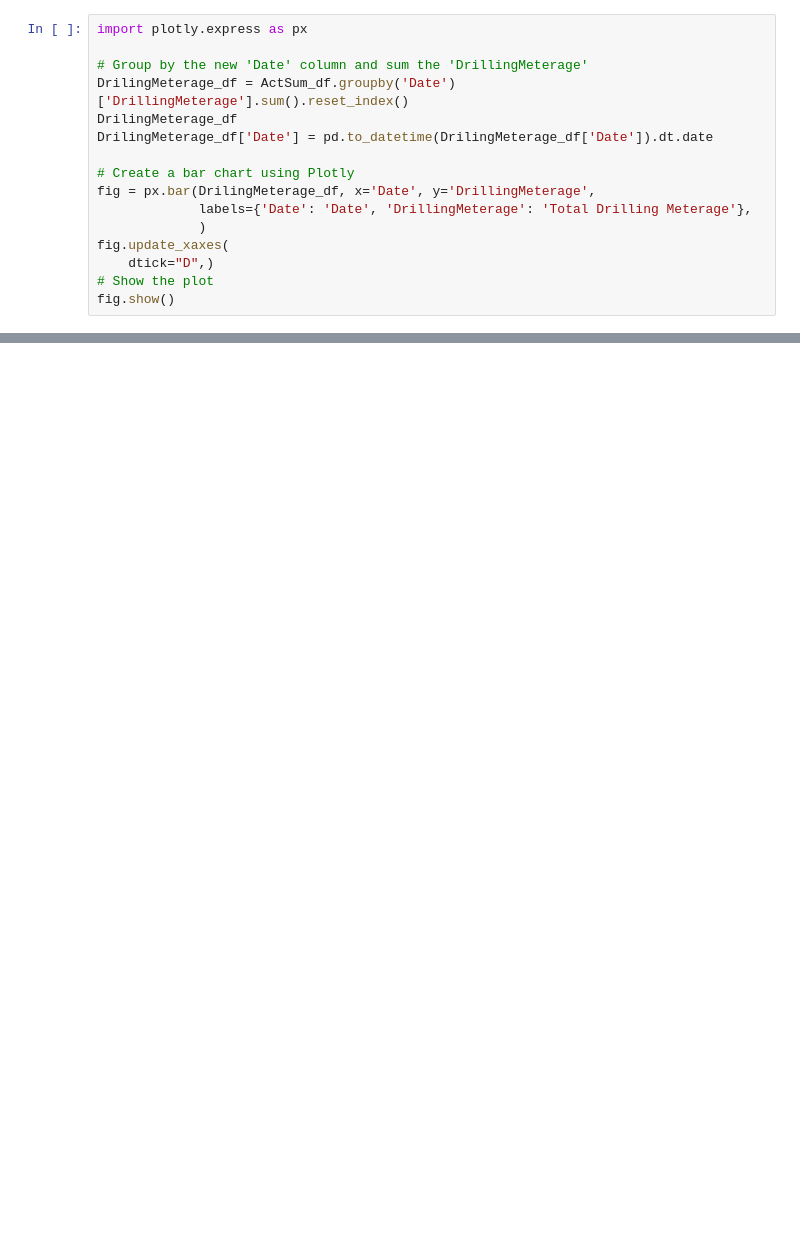
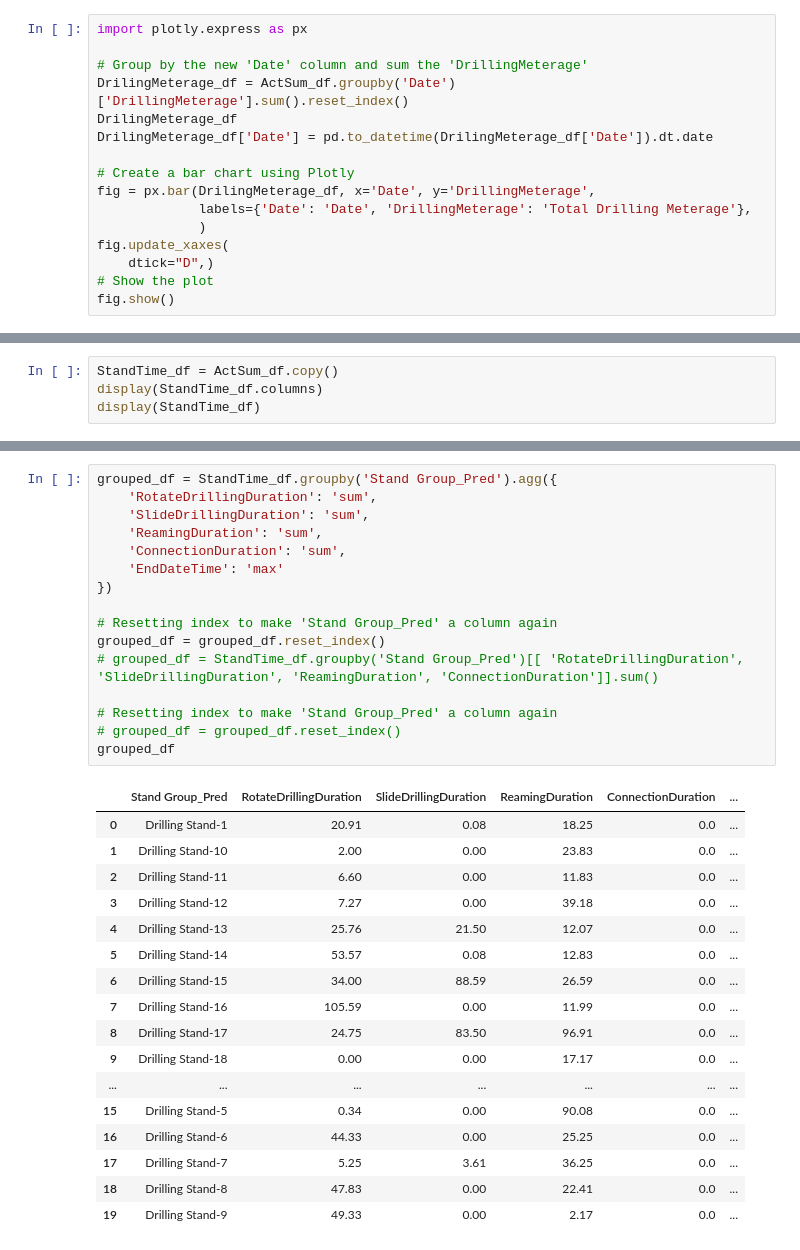
Before and after one commit to jiunx7174/MIH-Dashboard-Project, a Jupyter notebook: Streamlit_App_v3/Notebook/02_DataVisualization.ipynb, the cells around one changed output, grey strips where cells are left out. Cells and saved outputs as stored; diff of their text form; blank space fills up the shorter version.

```diff
--- a/Streamlit_App_v3/Notebook/02_DataVisualization.ipynb
+++ b/Streamlit_App_v3/Notebook/02_DataVisualization.ipynb
@@ -215,0 +447,4 @@ fig.show()
+# %%
+StandTime_df = ActSum_df.copy()
+display(StandTime_df.columns)
+display(StandTime_df)
@@ -215,0 +473,34 @@ fig.show()
+# %%
+grouped_df = StandTime_df.groupby('Stand Group_Pred').agg({
+    'RotateDrillingDuration': 'sum',
+    'SlideDrillingDuration': 'sum',
+    'ReamingDuration': 'sum',
+    'ConnectionDuration': 'sum',
+    'EndDateTime': 'max'
+})
+
+# Resetting index to make 'Stand Group_Pred' a column again
+grouped_df = grouped_df.reset_index()
+# grouped_df = StandTime_df.groupby('Stand Group_Pred')[[ 'RotateDrillingDuration', 'SlideDrillingDuration', 'ReamingDuration', 'ConnectionDuration']].sum()
+
+# Resetting index to make 'Stand Group_Pred' a column again
+# grouped_df = grouped_df.reset_index()
+grouped_df
+# %% [output]
+|  | Stand Group_Pred | RotateDrillingDuration | SlideDrillingDuration | ReamingDuration | ConnectionDuration | ... |
+| 0 | Drilling Stand-1 | 20.91 | 0.08 | 18.25 | 0.0 | ... |
+| 1 | Drilling Stand-10 | 2.00 | 0.00 | 23.83 | 0.0 | ... |
+| 2 | Drilling Stand-11 | 6.60 | 0.00 | 11.83 | 0.0 | ... |
+| 3 | Drilling Stand-12 | 7.27 | 0.00 | 39.18 | 0.0 | ... |
+| 4 | Drilling Stand-13 | 25.76 | 21.50 | 12.07 | 0.0 | ... |
+| 5 | Drilling Stand-14 | 53.57 | 0.08 | 12.83 | 0.0 | ... |
+| 6 | Drilling Stand-15 | 34.00 | 88.59 | 26.59 | 0.0 | ... |
+| 7 | Drilling Stand-16 | 105.59 | 0.00 | 11.99 | 0.0 | ... |
+| 8 | Drilling Stand-17 | 24.75 | 83.50 | 96.91 | 0.0 | ... |
+| 9 | Drilling Stand-18 | 0.00 | 0.00 | 17.17 | 0.0 | ... |
+| ... | ... | ... | ... | ... | ... | ... |
+| 15 | Drilling Stand-5 | 0.34 | 0.00 | 90.08 | 0.0 | ... |
+| 16 | Drilling Stand-6 | 44.33 | 0.00 | 25.25 | 0.0 | ... |
+| 17 | Drilling Stand-7 | 5.25 | 3.61 | 36.25 | 0.0 | ... |
+| 18 | Drilling Stand-8 | 47.83 | 0.00 | 22.41 | 0.0 | ... |
+| 19 | Drilling Stand-9 | 49.33 | 0.00 | 2.17 | 0.0 | ... |
```
Also changed, not shown: parts of 13 cells of this notebook, 11 other files.
